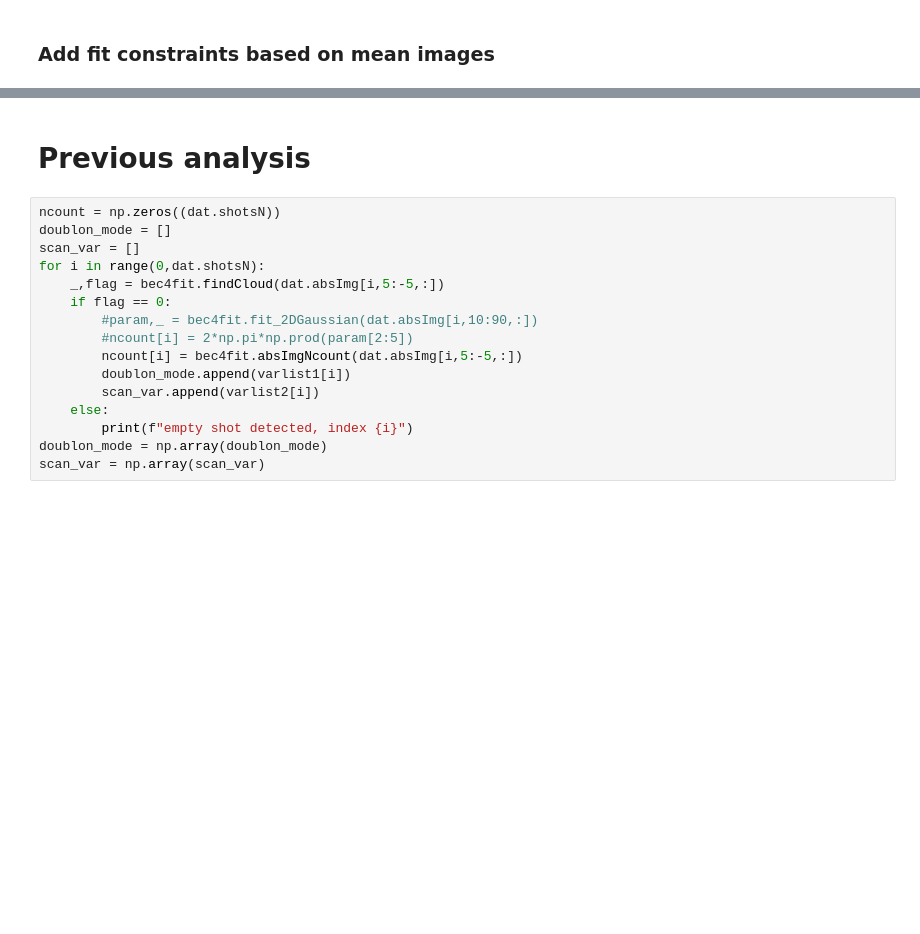
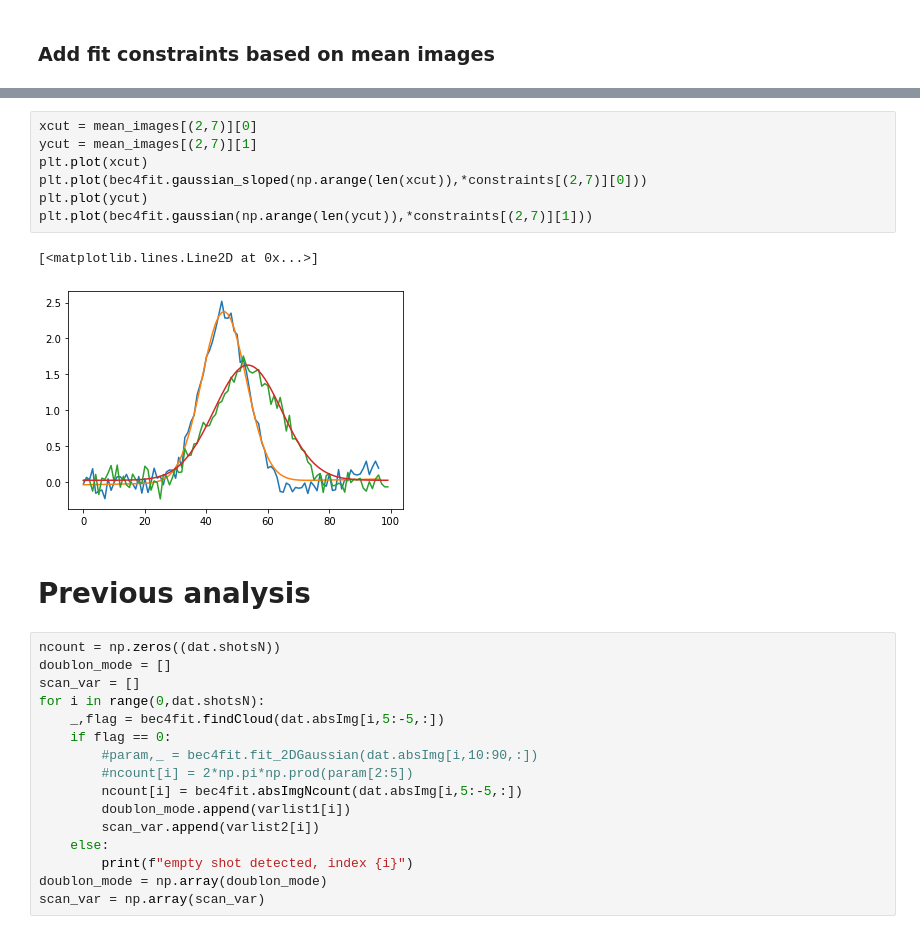
Before and after one commit to woochangchung/bec4py, a Jupyter notebook: bec4_image_analysis_V3.ipynb, the cells around one changed output, grey strips where cells are left out. Saved outputs shown, nothing was run; the diff lists cells and outputs as text; blank space fills up the shorter version.

```diff
--- a/bec4_image_analysis_V3.ipynb
+++ b/bec4_image_analysis_V3.ipynb
@@ -119,3 +144,13 @@ np.mean([1,2,3,4])
+# %%
+xcut = mean_images[(2,7)][0]
+ycut = mean_images[(2,7)][1]
+plt.plot(xcut)
+plt.plot(bec4fit.gaussian_sloped(np.arange(len(xcut)),*constraints[(2,7)][0]))
+plt.plot(ycut)
+plt.plot(bec4fit.gaussian(np.arange(len(ycut)),*constraints[(2,7)][1]))
+# %% [output]
+[<matplotlib.lines.Line2D at 0x...>]
+[figure, added]
 # %% [markdown]
 # Previous analysis
 # %%
```
Also changed, not shown: parts of 20 cells of this notebook, 1 other file.
